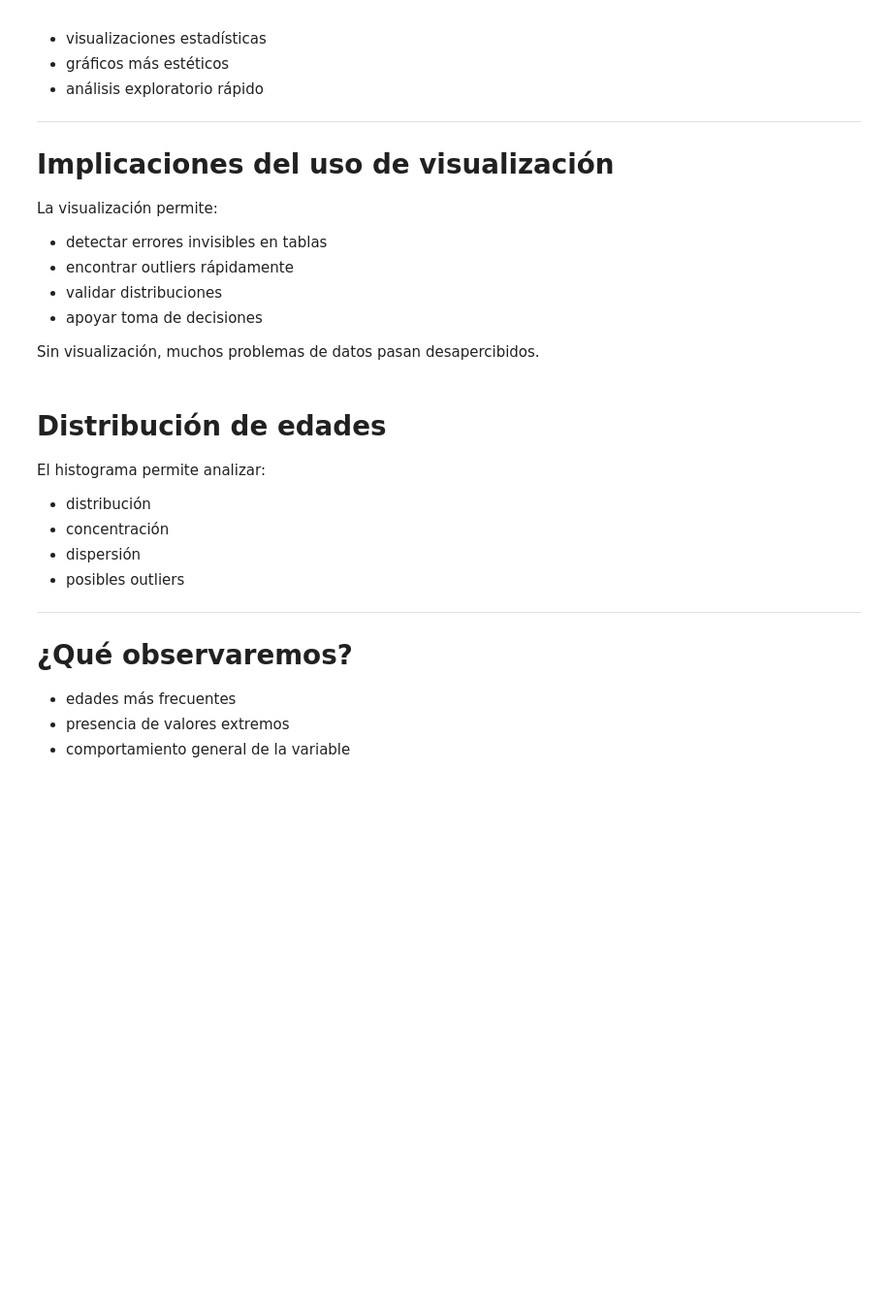
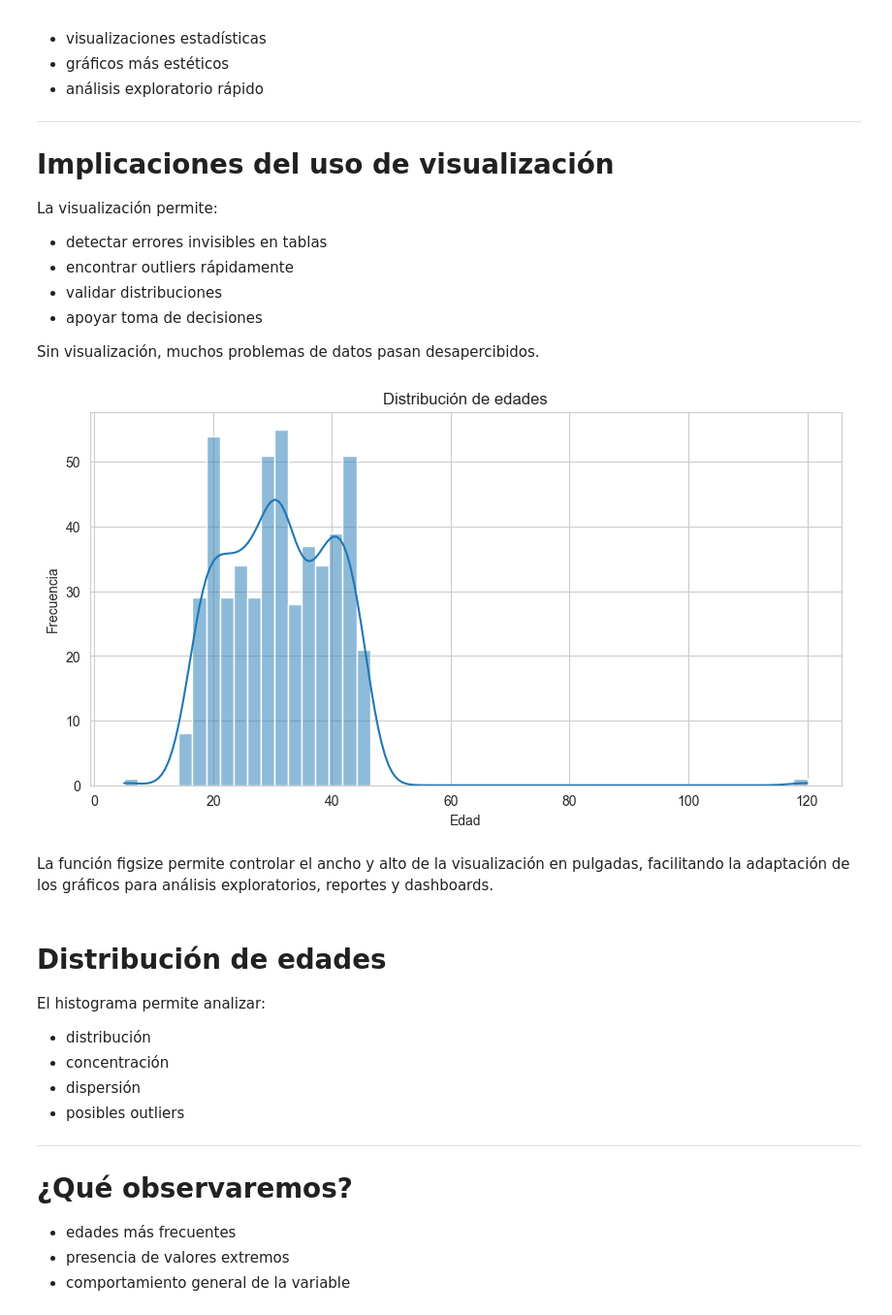
Before and after one commit to DoctoradoIngUD/Taller-limpieza-datos-python, a Jupyter notebook: notebooks/limpieza_datos.ipynb, the cells around one changed output. Shown at 97% size. Drawn from its saved outputs; the diff is of its cells as text; code cells hidden in the pictures; blank space fills up the shorter version.

```diff
--- a/notebooks/limpieza_datos.ipynb
+++ b/notebooks/limpieza_datos.ipynb
@@ -1071,9 +1389,9 @@ df[df['edad'] > 90]
 # %%
 # Filtrado de edades válidas
 
-df = df[df['edad'] <= 90]
+#df = df[df['edad'] <= 90]
 
-df.shape
+#df.shape
 # %% [markdown]
 # Validación final del dataset
 
@@ -1188,23 +1547,41 @@ Sin visualización, muchos problemas de datos pasan desapercibidos.
 # %%
 # ============================================
 # IMPORTACIÓN DE LIBRERÍAS
 # ============================================
 
 import matplotlib.pyplot as plt
 import seaborn as sns
 
 
 # ============================================
 # CONFIGURACIÓN VISUAL
 # ============================================
+# Configurar estilo visual
+sns.set_style("whitegrid")
 
-# Tamaño general de gráficos
+# Crear figura y definir tamaño
+plt.figure(figsize=(10, 5))
 
-plt.figure(figsize=(10, 6))
+# ============================================
+# GRÁFICO DE EJEMPLO
+# ============================================
 
-# Estilo visual
+# Histograma de edades
+sns.histplot(df['edad'], bins=50, kde=True)
 
-sns.set_style("whitegrid")
+# Título del gráfico
+plt.title('Distribución de edades')
+
+# Etiquetas de ejes
+plt.xlabel('Edad')
+plt.ylabel('Frecuencia')
+
+# Mostrar gráfico
+plt.show()
+# %% [output]
+[figure, added]
+# %% [markdown]
+La función figsize permite controlar el ancho y alto de la visualización en pulgadas, facilitando la adaptación de los gráficos para análisis exploratorios, reportes y dashboards.
 # %% [markdown]
 # Distribución de edades
 
```
Also changed, not shown: parts of 66 cells of this notebook, 9 other files.
